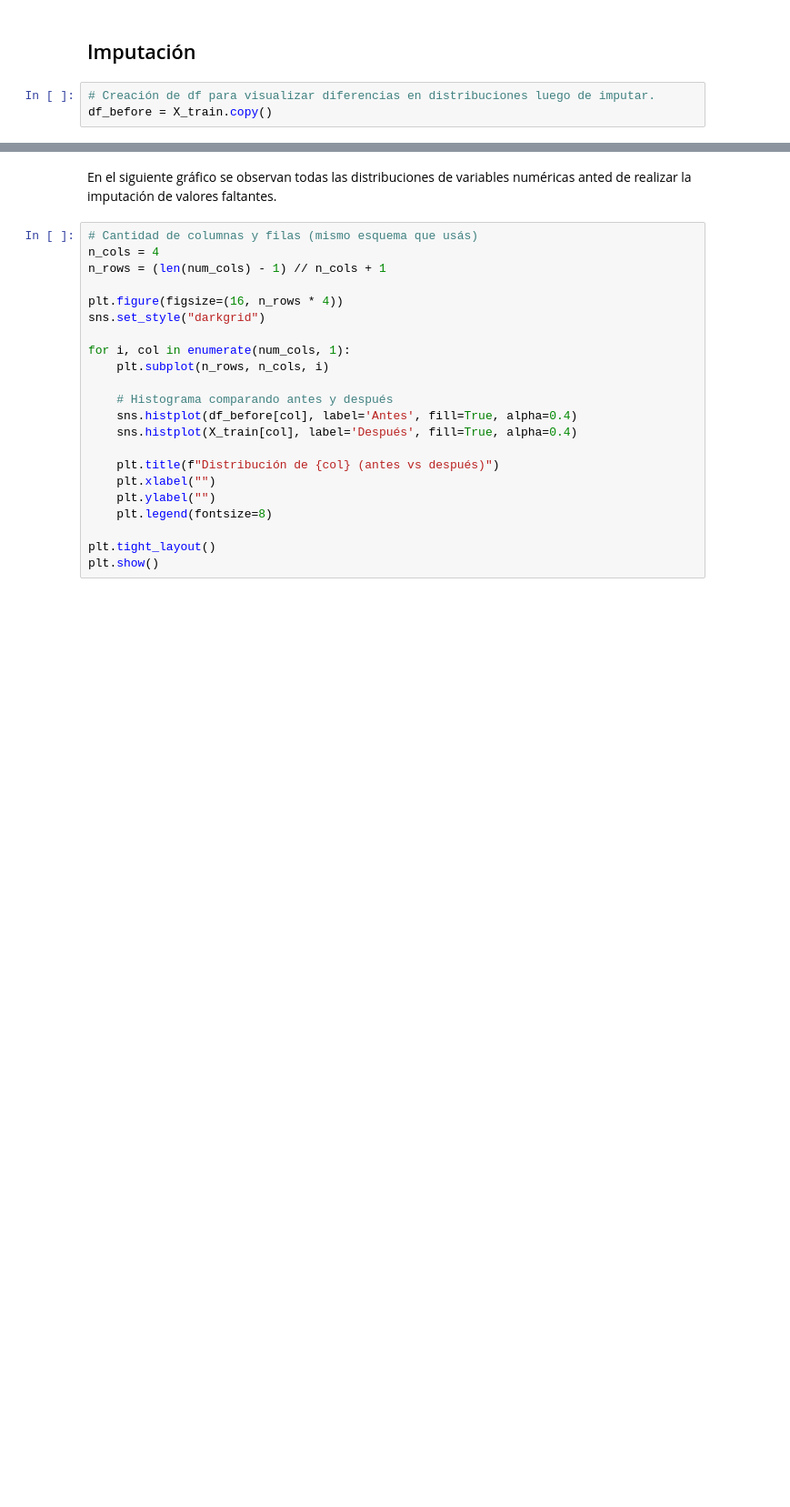
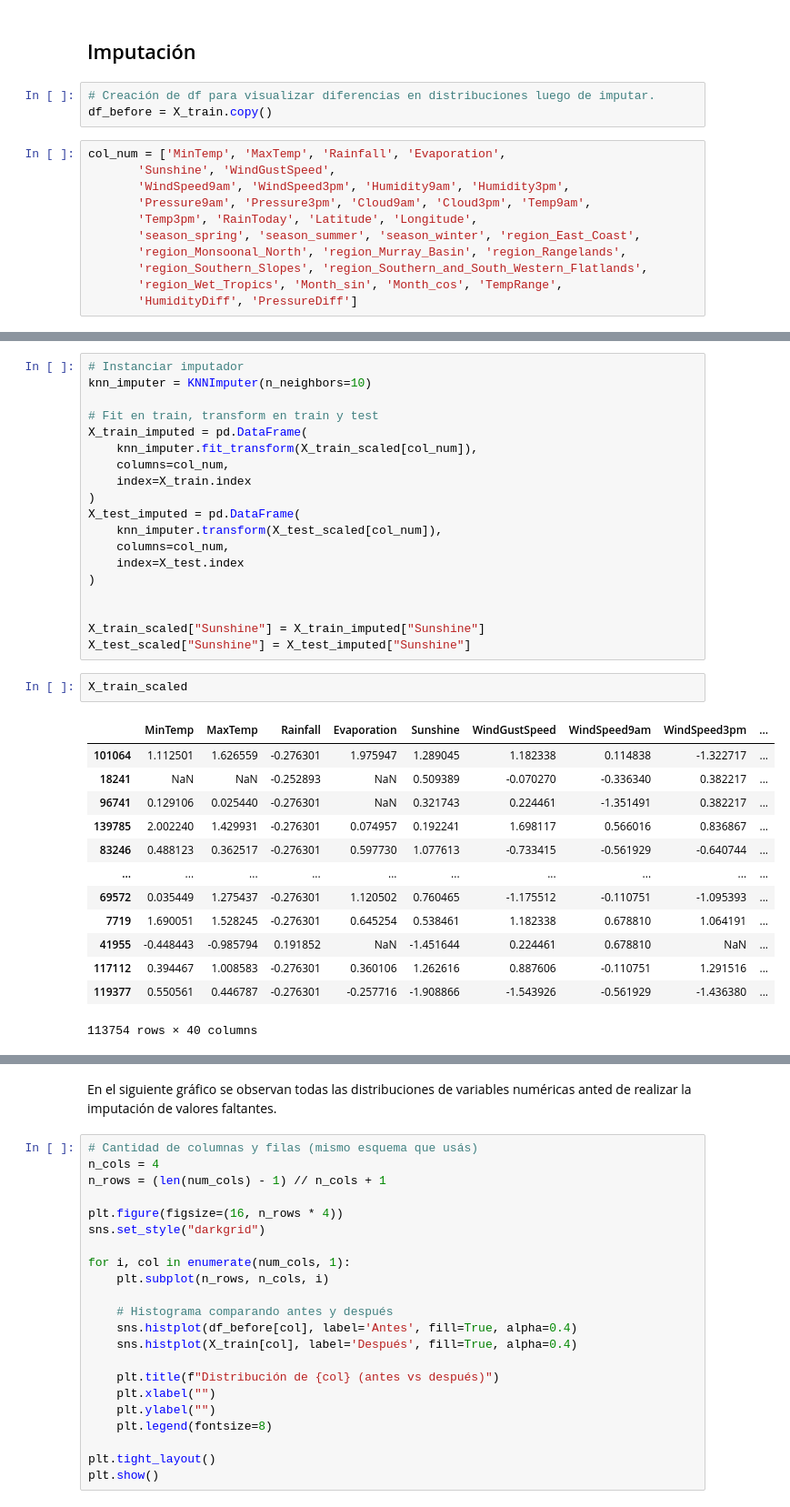
Before and after one commit to GenaCanciani/AA1-TUIA-Canciani-Mancini-Morales, a Jupyter notebook: TP-clasificacion-AA1.ipynb, the cells around one changed output, grey strips where cells are left out. Shown at 91% size. Cells and saved outputs as stored; diff of their text form; blank space fills up the shorter version.

```diff
--- a/TP-clasificacion-AA1.ipynb
+++ b/TP-clasificacion-AA1.ipynb
@@ -624,3 +616,14 @@ plt.show()
 # %%
 # Creación de df para visualizar diferencias en distribuciones luego de imputar.
 df_before = X_train.copy()
+# %%
+col_num = ['MinTemp', 'MaxTemp', 'Rainfall', 'Evaporation',
+       'Sunshine', 'WindGustSpeed',
+       'WindSpeed9am', 'WindSpeed3pm', 'Humidity9am', 'Humidity3pm',
+       'Pressure9am', 'Pressure3pm', 'Cloud9am', 'Cloud3pm', 'Temp9am',
+       'Temp3pm', 'RainToday', 'Latitude', 'Longitude',
+       'season_spring', 'season_summer', 'season_winter', 'region_East_Coast',
+       'region_Monsoonal_North', 'region_Murray_Basin', 'region_Rangelands',
+       'region_Southern_Slopes', 'region_Southern_and_South_Western_Flatlands',
+       'region_Wet_Tropics', 'Month_sin', 'Month_cos', 'TempRange',
+       'HumidityDiff', 'PressureDiff']
@@ -627,2 +665,37 @@ df_before = X_train.copy()
+# %%
+# Instanciar imputador
+knn_imputer = KNNImputer(n_neighbors=10)
+
+# Fit en train, transform en train y test
+X_train_imputed = pd.DataFrame(
+    knn_imputer.fit_transform(X_train_scaled[col_num]),
+    columns=col_num,
+    index=X_train.index
+)
+X_test_imputed = pd.DataFrame(
+    knn_imputer.transform(X_test_scaled[col_num]),
+    columns=col_num,
+    index=X_test.index
+)
+
+
+X_train_scaled["Sunshine"] = X_train_imputed["Sunshine"]
+X_test_scaled["Sunshine"] = X_test_imputed["Sunshine"]
+# %%
+X_train_scaled
+# %% [output]
+|  | MinTemp | MaxTemp | Rainfall | Evaporation | Sunshine | WindGustSpeed | WindSpeed9am | WindSpeed3pm | ... |
+| 101064 | 1.112501 | 1.626559 | -0.276301 | 1.975947 | 1.289045 | 1.182338 | 0.114838 | -1.322717 | ... |
+| 18241 | NaN | NaN | -0.252893 | NaN | 0.509389 | -0.070270 | -0.336340 | 0.382217 | ... |
+| 96741 | 0.129106 | 0.025440 | -0.276301 | NaN | 0.321743 | 0.224461 | -1.351491 | 0.382217 | ... |
+| 139785 | 2.002240 | 1.429931 | -0.276301 | 0.074957 | 0.192241 | 1.698117 | 0.566016 | 0.836867 | ... |
+| 83246 | 0.488123 | 0.362517 | -0.276301 | 0.597730 | 1.077613 | -0.733415 | -0.561929 | -0.640744 | ... |
+| ... | ... | ... | ... | ... | ... | ... | ... | ... | ... |
+| 69572 | 0.035449 | 1.275437 | -0.276301 | 1.120502 | 0.760465 | -1.175512 | -0.110751 | -1.095393 | ... |
+| 7719 | 1.690051 | 1.528245 | -0.276301 | 0.645254 | 0.538461 | 1.182338 | 0.678810 | 1.064191 | ... |
+| 41955 | -0.448443 | -0.985794 | 0.191852 | NaN | -1.451644 | 0.224461 | 0.678810 | NaN | ... |
+| 117112 | 0.394467 | 1.008583 | -0.276301 | 0.360106 | 1.262616 | 0.887606 | -0.110751 | 1.291516 | ... |
+| 119377 | 0.550561 | 0.446787 | -0.276301 | -0.257716 | -1.908866 | -1.543926 | -0.561929 | -1.436380 | ... |
+113754 rows × 40 columns
 # %%
 # Se imputa los datos faltante de windir9am con los datos que si esten ese mismo dia pero con windir3pm
```
Also changed, not shown: parts of 17 cells of this notebook.
